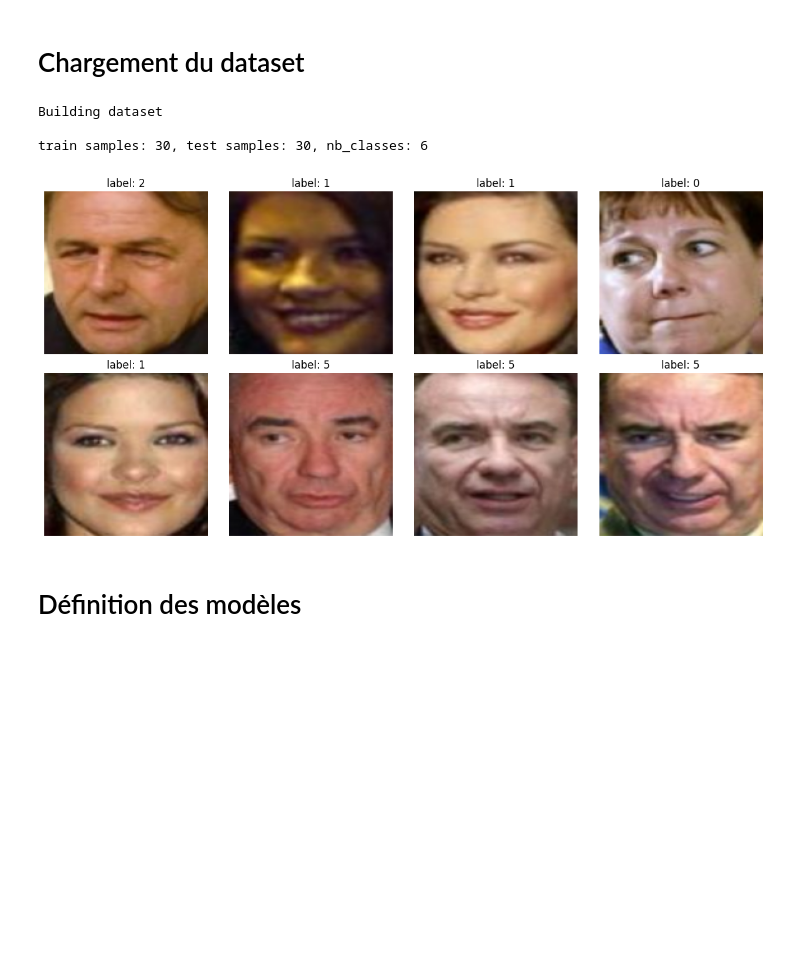
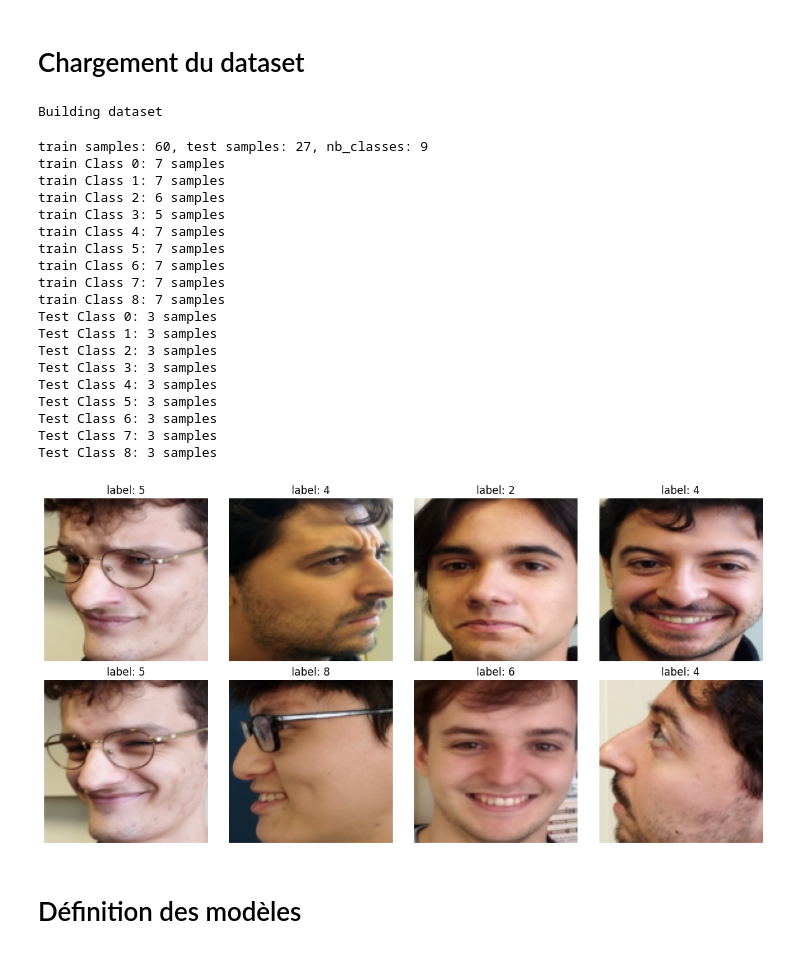
Before and after one commit to ACondeSalazar/Face-Swap-M2, a Jupyter notebook: classifier/classif.ipynb, the cells around one changed output. Saved outputs shown, nothing was run; the diff lists cells and outputs as text; code cells hidden in the pictures; blank space fills up the shorter version.

```diff
--- a/classifier/classif.ipynb
+++ b/classifier/classif.ipynb
@@ -38,37 +38,63 @@ EPOCHS = 500
 # %% [markdown]
 # Chargement du dataset
 # %%
-train_dataset, test_dataset, nb_classes = dataloader.make_dataset("dataset/LFW_small", NB_IMAGES, IMAGE_SIZE, 0.5)
+train_dataset, test_dataset, nb_classes = dataloader.make_dataset("../data/Face-Swap-M2-Dataset/dataset", NB_IMAGES, IMAGE_SIZE, 0.7)
 train_loader = DataLoader(train_dataset, batch_size=BATCH_SIZE, shuffle=True)
 test_loader = DataLoader(test_dataset, batch_size=BATCH_SIZE, shuffle=True)
-
-print(f"train samples: {len(train_dataset)}, test samples: {len(test_dataset)}, nb_classes: {nb_classes}")
-
-images, labels = next(iter(train_loader))
-images = images.cpu()
-labels = labels.cpu().numpy()
-
-n = min(8, images.size(0))
-imgs = images[:n]
-labs = labels[:n]
-
-fig, axs = plt.subplots(2, 4, figsize=(12, 6))
-axs = axs.flatten()
-for i, ax in enumerate(axs):
-    if i < n:
-        img = imgs[i].permute(1, 2, 0).numpy()
-        mi, ma = img.min(), img.max()
-        img_disp = (img - mi) / (ma - mi) if ma - mi > 1e-6 else img
-        ax.imshow(img_disp)
-        ax.set_title(f"label: {labs[i]}")
-    ax.axis("off")
-plt.tight_layout()
-plt.show()
 # %% [output]
 Building dataset
-
-train samples: 30, test samples: 30, nb_classes: 6
-[figure, removed]
+# %%
+print(f"train samples: {len(train_dataset)}, test samples: {len(test_dataset)}, nb_classes: {nb_classes}")
+
+class_counts = np.bincount([label for _, label in train_dataset])
+for cls, count in enumerate(class_counts):
+    print(f"train Class {cls}: {count} samples")
+
+class_counts = np.bincount([label for _, label in test_dataset])
+for cls, count in enumerate(class_counts):
+    print(f"Test Class {cls}: {count} samples")
+
+images, labels = next(iter(train_loader))
+images = images.cpu()
+labels = labels.cpu().numpy()
+
+n = min(8, images.size(0))
+imgs = images[:n]
+labs = labels[:n]
+
+fig, axs = plt.subplots(2, 4, figsize=(12, 6))
+axs = axs.flatten()
+for i, ax in enumerate(axs):
+    if i < n:
+        img = imgs[i].permute(1, 2, 0).numpy()
+        mi, ma = img.min(), img.max()
+        img_disp = (img - mi) / (ma - mi) if ma - mi > 1e-6 else img
+        ax.imshow(img_disp)
+        ax.set_title(f"label: {labs[i]}")
+    ax.axis("off")
+plt.tight_layout()
+plt.show()
+# %% [output]
+train samples: 60, test samples: 27, nb_classes: 9
+train Class 0: 7 samples
+train Class 1: 7 samples
+train Class 2: 6 samples
+train Class 3: 5 samples
+train Class 4: 7 samples
+train Class 5: 7 samples
+train Class 6: 7 samples
+train Class 7: 7 samples
+train Class 8: 7 samples
+Test Class 0: 3 samples
+Test Class 1: 3 samples
+Test Class 2: 3 samples
+Test Class 3: 3 samples
+Test Class 4: 3 samples
+Test Class 5: 3 samples
+Test Class 6: 3 samples
+Test Class 7: 3 samples
+Test Class 8: 3 samples
+[figure, added]
 # %% [markdown]
 # Définition des modèles
 # %%
```
Also changed, not shown: parts of 9 cells of this notebook, 2 other files.
